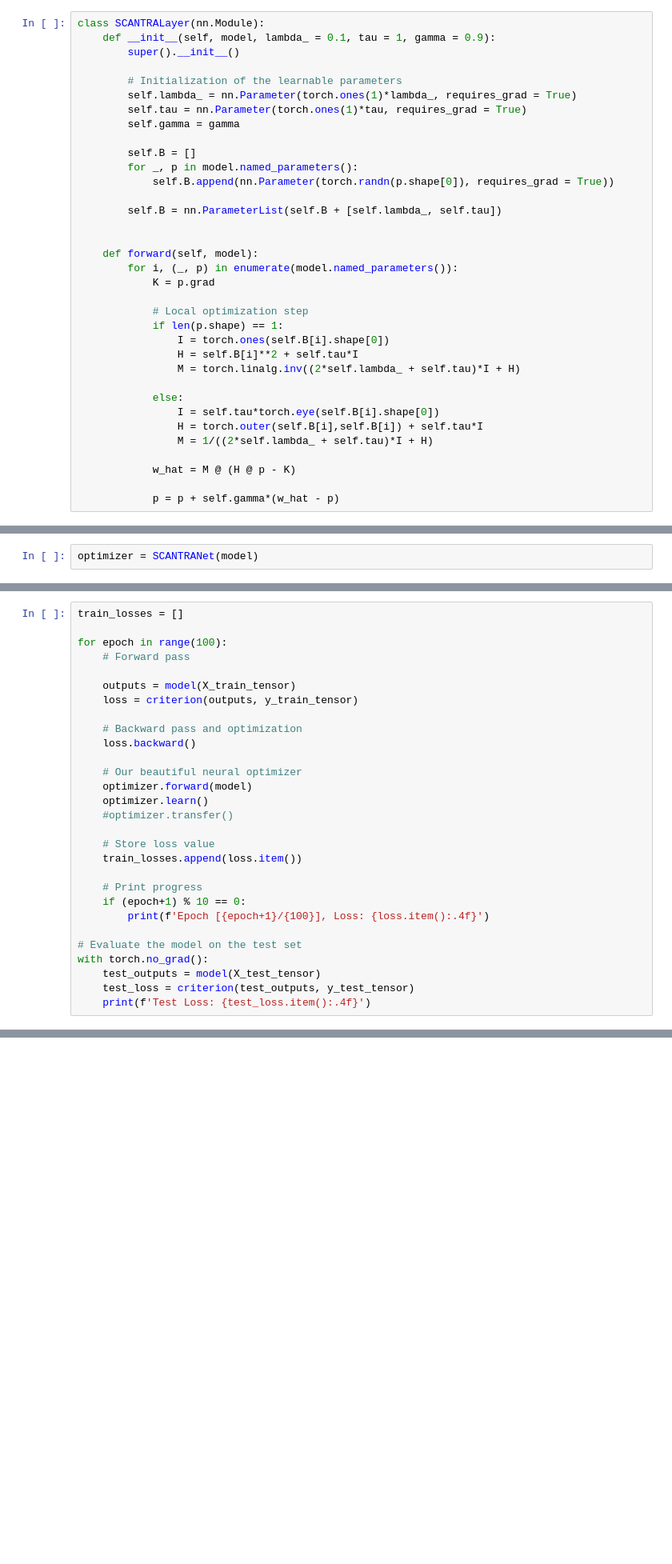
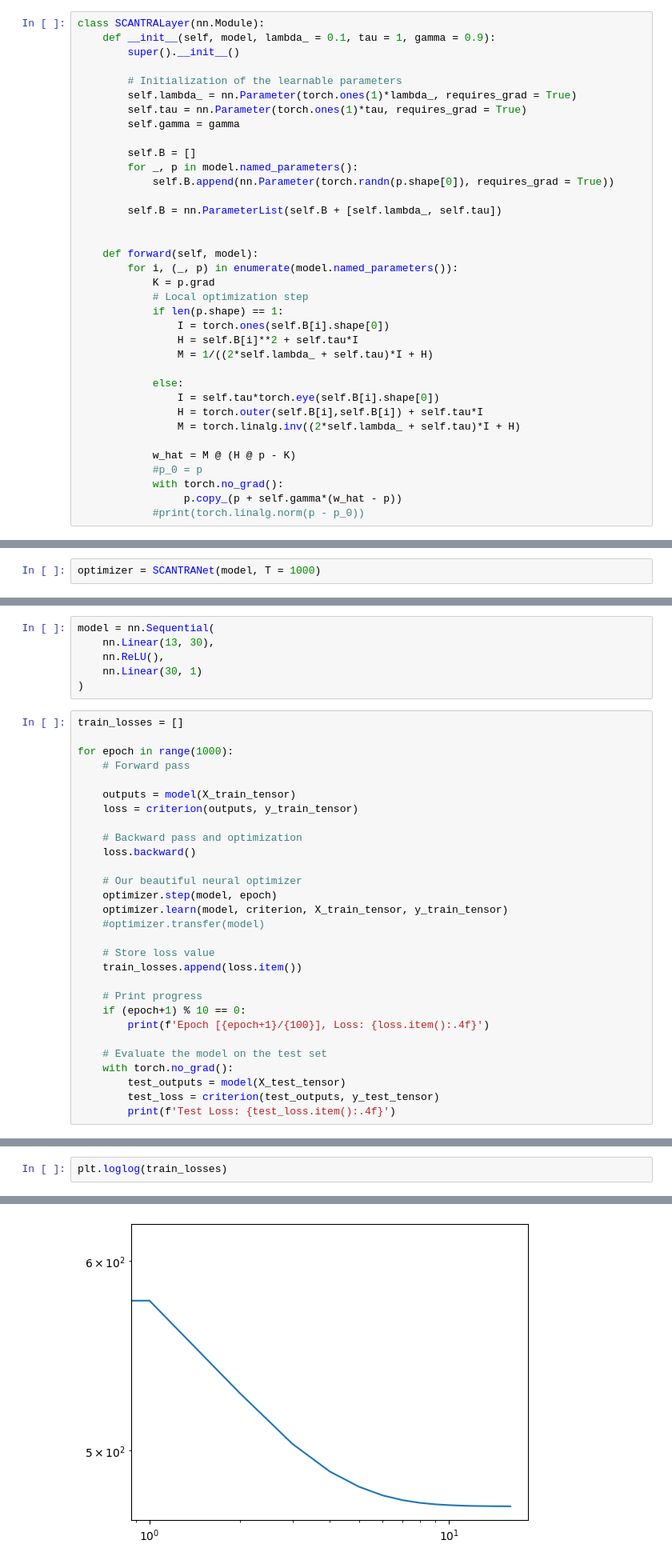
Before and after one commit to LeoDiNino97/NonconvexSparseLearningUnrolledSCA, a Jupyter notebook: NN_primer.ipynb, the cells around one changed output, grey strips where cells are left out. Shown: that part at 80% size. Saved outputs shown, nothing was run; the diff lists cells and outputs as text; blank space fills up the shorter version.

```diff
--- a/NN_primer.ipynb
+++ b/NN_primer.ipynb
@@ -130,20 +122,21 @@ class SCANTRALayer(nn.Module):
     def forward(self, model):
         for i, (_, p) in enumerate(model.named_parameters()):
             K = p.grad
-
             # Local optimization step
             if len(p.shape) == 1:
                 I = torch.ones(self.B[i].shape[0])
                 H = self.B[i]**2 + self.tau*I
-                M = torch.linalg.inv((2*self.lambda_ + self.tau)*I + H)
+                M = 1/((2*self.lambda_ + self.tau)*I + H)
 
             else:
                 I = self.tau*torch.eye(self.B[i].shape[0])
                 H = torch.outer(self.B[i],self.B[i]) + self.tau*I
-                M = 1/((2*self.lambda_ + self.tau)*I + H)
+                M = torch.linalg.inv((2*self.lambda_ + self.tau)*I + H)
 
             w_hat = M @ (H @ p - K)
-
-            p = p + self.gamma*(w_hat - p)
+            #p_0 = p
+            with torch.no_grad():
+                 p.copy_(p + self.gamma*(w_hat - p))
+            #print(torch.linalg.norm(p - p_0))
 # %%
 class SCANTRANet(nn.Module):
@@ -184,5 +184,5 @@ class SCANTRANet(nn.Module):
 # %%
-optimizer = SCANTRANet(model)
+optimizer = SCANTRANet(model, T = 1000)
 # %%
 optimizer.parameters
 # %% [output]
@@ -206,9 +206,15 @@ optimizer.parameters
 # %% [markdown]
 The problem is: how do I train at the same time the network and the optimizer?
+# %%
+model = nn.Sequential(
+    nn.Linear(13, 30),
+    nn.ReLU(),
+    nn.Linear(30, 1)
+)
 # %%
 train_losses = []
 
-for epoch in range(100):
+for epoch in range(1000):
     # Forward pass
 
     outputs = model(X_train_tensor)
@@ -218,9 +224,9 @@ for epoch in range(100):
     loss.backward()
 
     # Our beautiful neural optimizer
-    optimizer.forward(model)
-    optimizer.learn()
-    #optimizer.transfer()
+    optimizer.step(model, epoch)
+    optimizer.learn(model, criterion, X_train_tensor, y_train_tensor)
+    #optimizer.transfer(model)
 
     # Store loss value
     train_losses.append(loss.item())
@@ -229,8 +235,8 @@ for epoch in range(100):
     if (epoch+1) % 10 == 0:
         print(f'Epoch [{epoch+1}/{100}], Loss: {loss.item():.4f}')
 
-# Evaluate the model on the test set
-with torch.no_grad():
-    test_outputs = model(X_test_tensor)
-    test_loss = criterion(test_outputs, y_test_tensor)
-    print(f'Test Loss: {test_loss.item():.4f}')
+    # Evaluate the model on the test set
+    with torch.no_grad():
+        test_outputs = model(X_test_tensor)
+        test_loss = criterion(test_outputs, y_test_tensor)
+        print(f'Test Loss: {test_loss.item():.4f}')
@@ -236,0 +261,3 @@ with torch.no_grad():
+# %%
+plt.loglog(train_losses)
+# %% [output]
@@ -236,0 +265 @@ with torch.no_grad():
+[figure, added]
```
Also changed, not shown: parts of 9 cells of this notebook.
